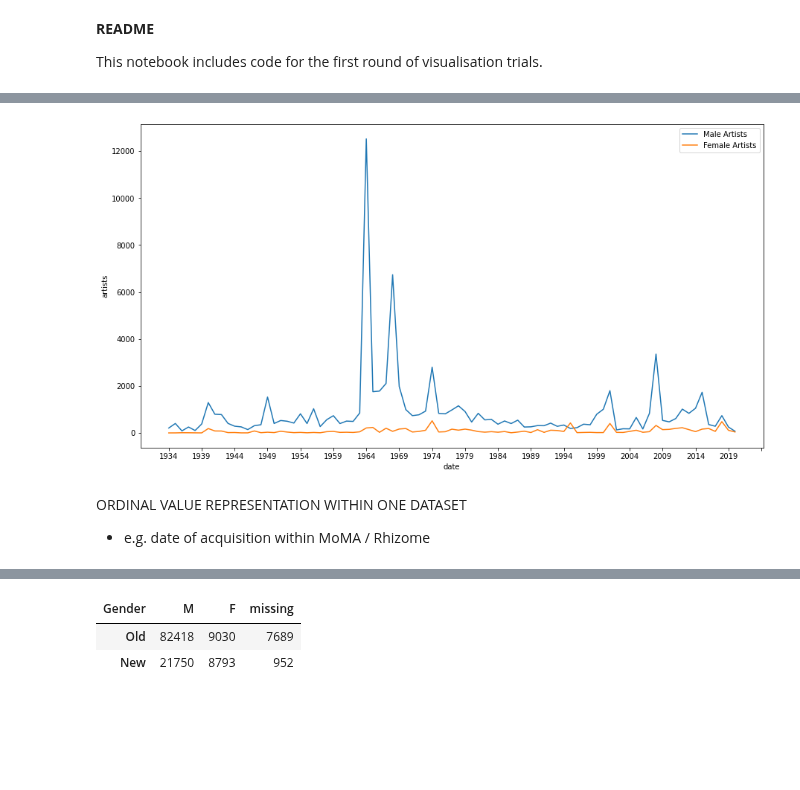
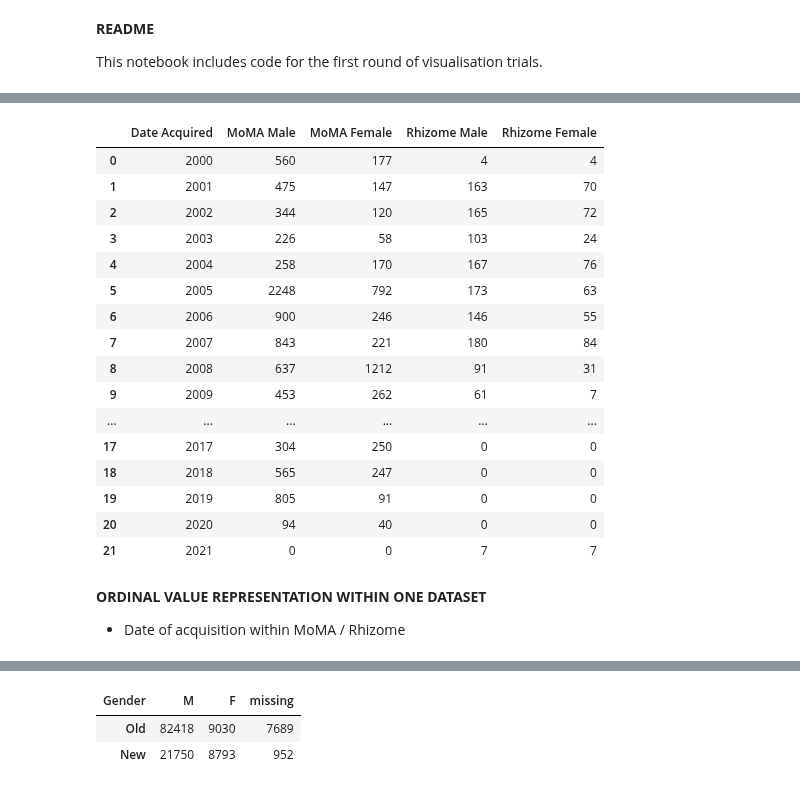
Before and after one commit to laurentfintoni/Net-Art-Rev, a Jupyter notebook: FINAL NOTEBOOKS/VIZ_PT1.ipynb, the cells around one changed output, grey strips where cells are left out. Drawn from its saved outputs; the diff is of its cells as text; code cells hidden in the pictures; blank space fills up the shorter version.

```diff
--- a/FINAL NOTEBOOKS/VIZ_PT1.ipynb
+++ b/FINAL NOTEBOOKS/VIZ_PT1.ipynb
@@ -112,14 +130,3 @@ moma_new_gender_artworks = moma_new_gender_artworks.sort_values(by='Date Acquire
 moma_new_gender_artworks = moma_new_gender_artworks.reset_index(drop=True)
 moma_new_gender_artworks = moma_new_gender_artworks.drop(index=0, axis=0)
 moma_new_gender_artworks
-# %%
-#dual line plot w/ cat variable over time (gender, date acquired), one database - CHANGE PLOT VALUES BTW OLD/NEW, USE [20:40] FILTER W/ NEW TO MAKE A DIRECT COMPARISON W/ RHIZOME
-
-plots = dict(date=moma_old_gender_artworks['Date Acquired'], artists=moma_old_gender_artworks['Male Artists'], artists_2=moma_old_gender_artworks['Female Artists'])
-data = pd.DataFrame(plots)
-fig, ax = plt.subplots(figsize=(15,8))
-ax= sns.lineplot(x='date', y='artists', data=data, label='Male Artists')
-ax.xaxis.set_major_locator(ticker.MultipleLocator(5))
-ax1 = sns.lineplot(x='date', y='artists_2', data=data, label='Female Artists')
-# %% [output]
-[figure, removed]
@@ -125,0 +151,31 @@ ax1 = sns.lineplot(x='date', y='artists_2', data=data, label='Female Artists')
+# %%
+#MoMA and Rhizome
+moma_line_comp = moma_new_gender_artworks[19:40].copy()
+moma_line_comp = moma_line_comp.rename({'Male Artists': 'MoMA Male Artists', 'Female Artists': 'MoMA Female Artists'}, axis=1)
+moma_line_comp['Date Acquired'] = moma_line_comp['Date Acquired'].astype('int')
+rhizome_line_comp = rhizome_gender_artworks.copy()
+rhizome_line_comp = rhizome_line_comp.rename({'Male Artists': 'Rhizome Male Artists', 'Female Artists': 'Rhizome Female Artists'}, axis=1)
+rhizome_line_comp['Date Acquired'] = rhizome_line_comp['Date Acquired'].astype('int')
+rhizome_moma_lineplot = moma_line_comp.merge(rhizome_line_comp, on='Date Acquired', how='outer')
+rhizome_moma_lineplot = rhizome_moma_lineplot.fillna(0)
+rhizome_moma_lineplot = rhizome_moma_lineplot.astype('int')
+rhizome_moma_lineplot = rhizome_moma_lineplot.rename({'MoMA Male Artists':'MoMA Male',	'MoMA Female Artists':'MoMA Female', 'Rhizome Male Artists':'Rhizome Male',	'Rhizome Female Artists':'Rhizome Female'}, axis=1)
+rhizome_moma_lineplot
+# %% [output]
+|  | Date Acquired | MoMA Male | MoMA Female | Rhizome Male | Rhizome Female |
+| 0 | 2000 | 560 | 177 | 4 | 4 |
+| 1 | 2001 | 475 | 147 | 163 | 70 |
+| 2 | 2002 | 344 | 120 | 165 | 72 |
+| 3 | 2003 | 226 | 58 | 103 | 24 |
+| 4 | 2004 | 258 | 170 | 167 | 76 |
+| 5 | 2005 | 2248 | 792 | 173 | 63 |
+| 6 | 2006 | 900 | 246 | 146 | 55 |
+| 7 | 2007 | 843 | 221 | 180 | 84 |
+| 8 | 2008 | 637 | 1212 | 91 | 31 |
+| 9 | 2009 | 453 | 262 | 61 | 7 |
+| ... | ... | ... | ... | ... | ... |
+| 17 | 2017 | 304 | 250 | 0 | 0 |
+| 18 | 2018 | 565 | 247 | 0 | 0 |
+| 19 | 2019 | 805 | 91 | 0 | 0 |
+| 20 | 2020 | 94 | 40 | 0 | 0 |
+| 21 | 2021 | 0 | 0 | 7 | 7 |
@@ -126,6 +188,6 @@ ax1 = sns.lineplot(x='date', y='artists_2', data=data, label='Female Artists')
 # %% [markdown]
-ORDINAL VALUE REPRESENTATION WITHIN ONE DATASET
-- e.g. date of acquisition within MoMA / Rhizome
+**ORDINAL VALUE REPRESENTATION WITHIN ONE DATASET**
+- Date of acquisition within MoMA / Rhizome
 # %%
 #create DF w/ year and counts
 moma_acquired = moma_artworks['DateAcquired'].value_counts().rename_axis('year').reset_index(name='counts')
```
Also changed, not shown: parts of 36 cells of this notebook, 1 other file.
